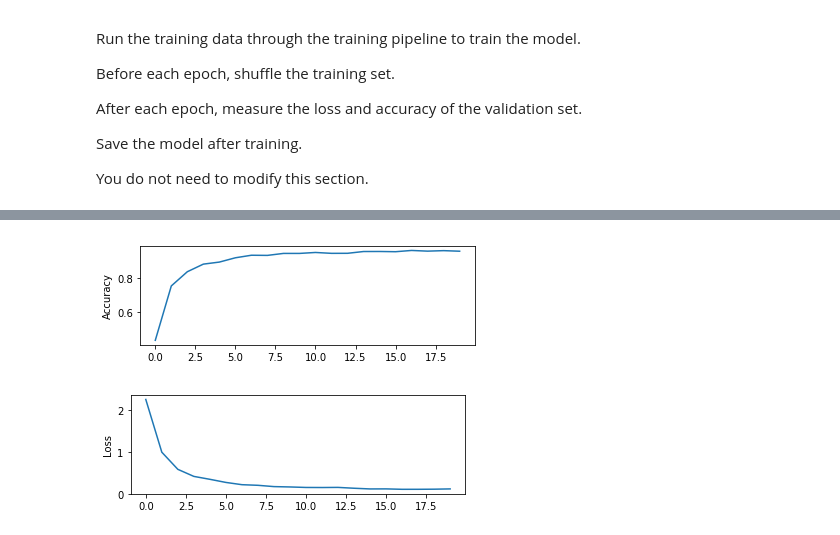
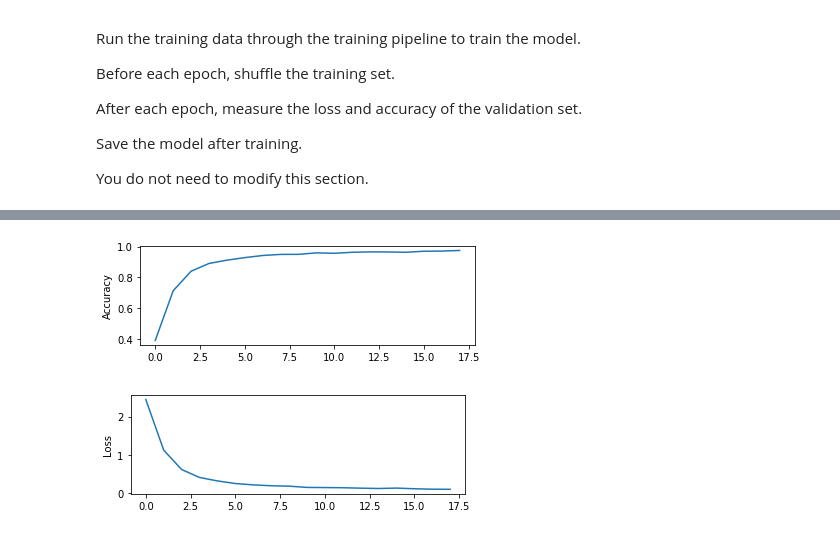
Before and after one commit to leclair-7/Traffic-Signs-Classifier, a Jupyter notebook: Traffic-Signs-Classifier.ipynb, the cells around one changed output, grey strips where cells are left out. Drawn from its saved outputs; the diff is of its cells as text; code cells hidden in the pictures.

```diff
--- a/Traffic-Signs-Classifier.ipynb
+++ b/Traffic-Signs-Classifier.ipynb
@@ -296,4 +265,7 @@ You do not need to modify this section.
 # %%
+EPOCHS = 18
+BATCH_SIZE = 256
+
 x = tf.placeholder(tf.float32, (None, 32, 32, 1))
 y = tf.placeholder(tf.int32, (None))
 keep_prob = tf.placeholder(tf.float32, (None))
@@ -306,7 +278,7 @@ logits = LeNet(x,keep_prob)
 cross_entropy = tf.nn.softmax_cross_entropy_with_logits(labels=one_hot_y, logits=logits)
 loss_operation = tf.reduce_mean(cross_entropy)
 optimizer = tf.train.AdamOptimizer(learning_rate = rate)
-training_operation = optimizer.minimize(loss_operation)ds
+training_operation = optimizer.minimize(loss_operation)
 
 correct_prediction = tf.equal(tf.argmax(logits, 1), tf.argmax(one_hot_y, 1))
 accuracy_operation = tf.reduce_mean(tf.cast(correct_prediction, tf.float32))
@@ -385,19 +362,15 @@ it took 108.26380753517151  to train
 # %%
-'''
-All data and 2 epochs took 62 seconds
-'''
-
 plt.figure(1)
 plt.subplot(211)
 plt.plot(valid_accuracy_arr)
 plt.ylabel('Accuracy')
 plt.show()
 
 plt.figure(1)
 plt.subplot(212)
 plt.plot(loss_arr)
 plt.ylabel('Loss')
 plt.show()
 # %% [output]
-[figure, old version]
+[figure, new version]
-[figure, old version]
+[figure, new version]
```
Also changed, not shown: parts of 14 cells of this notebook, 1 other file.
